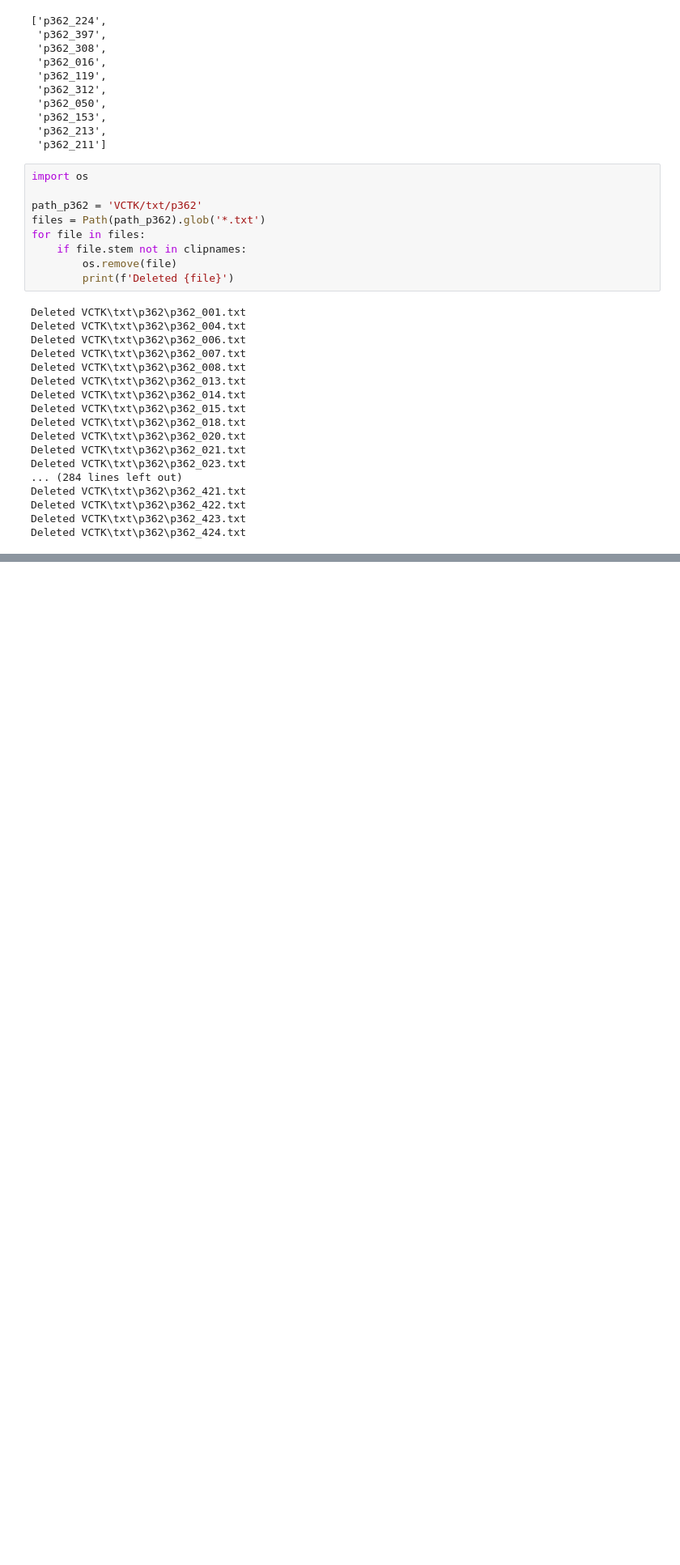
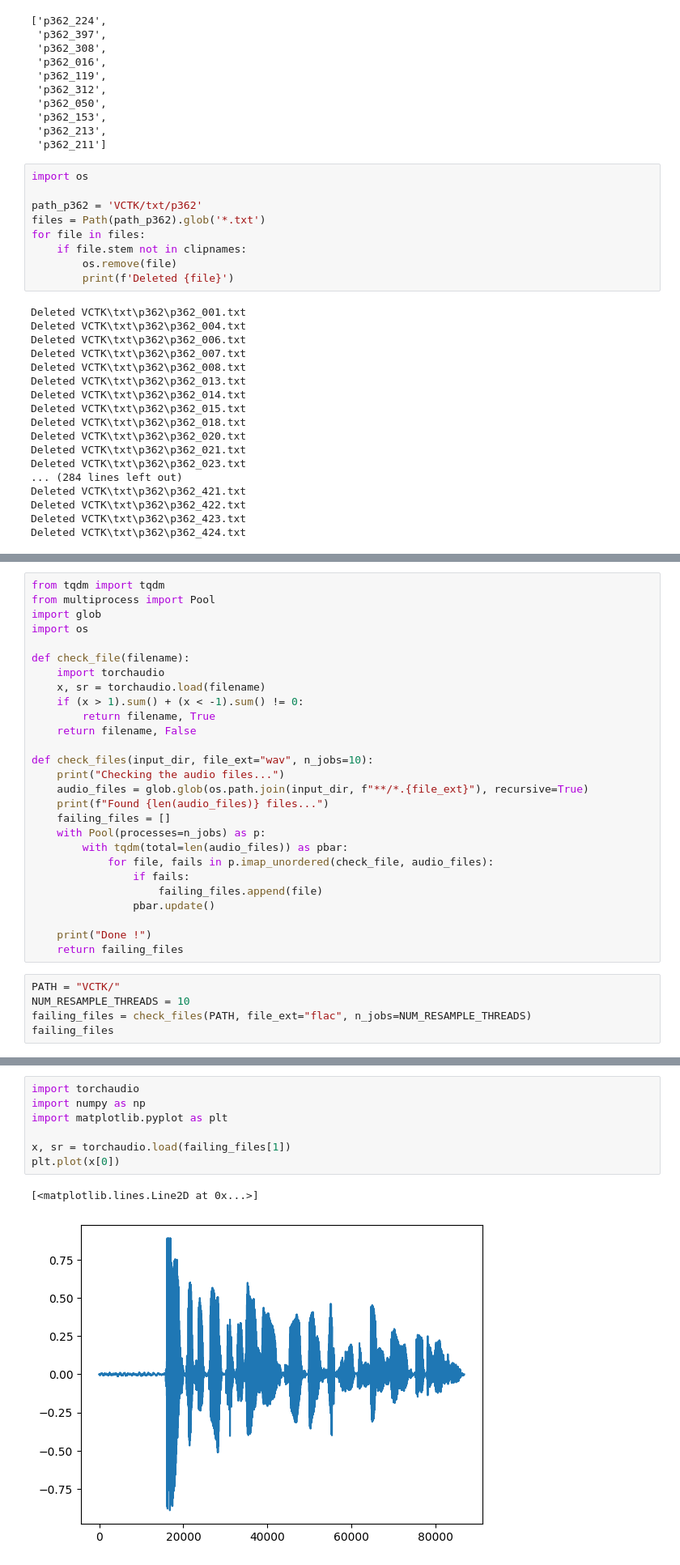
Before and after one commit to Danealor/TTS, a Jupyter notebook: recipes/vctk/yourtts/FormatData.ipynb, the cells around one changed output, grey strips where cells are left out. Shown: that part at 81% size. Drawn from its saved outputs; the diff is of its cells as text; blank space fills up the shorter version.

```diff
--- a/recipes/vctk/yourtts/FormatData.ipynb
+++ b/recipes/vctk/yourtts/FormatData.ipynb
@@ -72,0 +199,32 @@ Deleted VCTK\txt\p362\p362_424.txt
+# %%
+from tqdm import tqdm
+from multiprocess import Pool
+import glob
+import os
+
+def check_file(filename):
+    import torchaudio
+    x, sr = torchaudio.load(filename)
+    if (x > 1).sum() + (x < -1).sum() != 0:
+        return filename, True
+    return filename, False
+
+def check_files(input_dir, file_ext="wav", n_jobs=10):
+    print("Checking the audio files...")
+    audio_files = glob.glob(os.path.join(input_dir, f"**/*.{file_ext}"), recursive=True)
+    print(f"Found {len(audio_files)} files...")
+    failing_files = []
+    with Pool(processes=n_jobs) as p:
+        with tqdm(total=len(audio_files)) as pbar:
+            for file, fails in p.imap_unordered(check_file, audio_files):
+                if fails:
+                    failing_files.append(file)
+                pbar.update()
+
+    print("Done !")
+    return failing_files
+# %%
+PATH = "VCTK/"
+NUM_RESAMPLE_THREADS = 10
+failing_files = check_files(PATH, file_ext="flac", n_jobs=NUM_RESAMPLE_THREADS)
+failing_files
@@ -72,0 +252,10 @@ Deleted VCTK\txt\p362\p362_424.txt
+# %%
+import torchaudio
+import numpy as np
+import matplotlib.pyplot as plt
+
+x, sr = torchaudio.load(failing_files[1])
+plt.plot(x[0])
+# %% [output]
+[<matplotlib.lines.Line2D at 0x...>]
+[figure, added]
```
Also changed, not shown: parts of 12 cells of this notebook, 12 other files.
